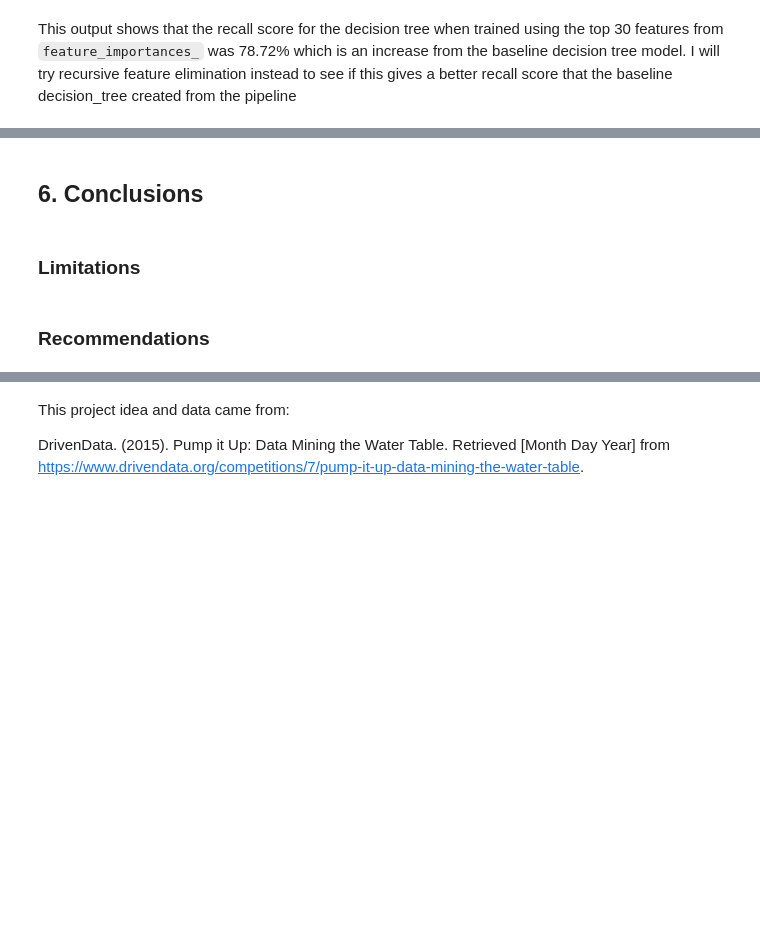
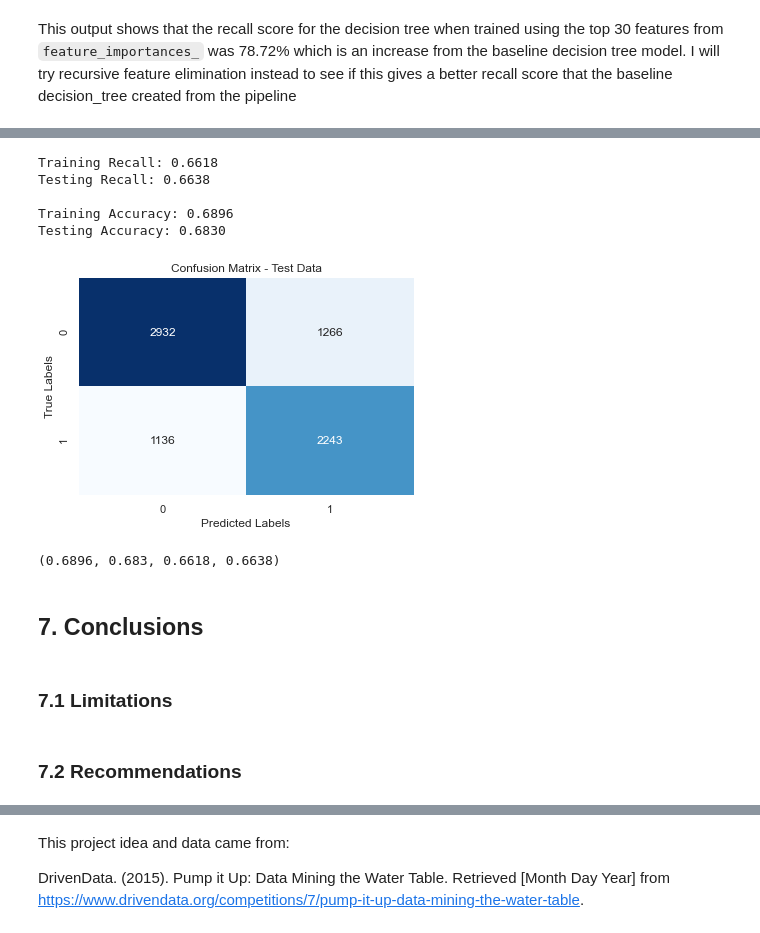
Before and after one commit to ckucewicz/Water_well_classification, a Jupyter notebook: Notebook.ipynb, the cells around one changed output, grey strips where cells are left out. Saved outputs shown, nothing was run; the diff lists cells and outputs as text; code cells hidden in the pictures; blank space fills up the shorter version.

```diff
--- a/Notebook.ipynb
+++ b/Notebook.ipynb
@@ -1815,0 +1675,3 @@ plt.show()
+# %%
+# Define the RFE feature selector
+rfe_dt = RFE(estimator=dt_classifier, n_features_to_select=18)
@@ -1873,0 +1871,16 @@ print(f"Best recall score: {best_recall:.4f}")
+# %%
+#Final random forest classifier
+final_rforest = RandomForestClassifier(
+    max_depth = rforest_max_depth,
+    max_features = rforest_max_features,
+    min_samples_leaf = rforest_min_samples_leaf,
+    min_samples_split = rforest_min_samples_split,
+    random_state = 42
+)
+
+final_rf_pipeline = Pipeline(steps = [
+    ('preprocessor', preprocessor),
+    ('classifier', final_rforest)
+])
+
+final_rf_pipeline.fit(X_train, y_train)
@@ -1874,7 +1905,20 @@ print(f"Best recall score: {best_recall:.4f}")
+# %%
+# predicting and evaluating final random forest
+y_pred = final_rf_pipeline.predict(X_test)
+
+evaluate_model(final_dt_pipeline, X_train, y_train, X_test, y_test)
+# %% [output]
+Training Recall: 0.6618
+Testing Recall: 0.6638
+
+Training Accuracy: 0.6896
+Testing Accuracy: 0.6830
+[figure, added]
+(0.6896, 0.683, 0.6618, 0.6638)
 # %% [markdown]
-## 6. <a name ="Conclusions"></a> Conclusions
+## 7. <a name ="Conclusions"></a> Conclusions
-# %% [markdown]
-### Limitations
-# %% [markdown]
-### Recommendations
+# %% [markdown]
+### 7.1 <a name ="Limitations"></a> Limitations
+# %% [markdown]
+### 7.2 <a name ="Recommendations"></a> Recommendations
 # %% [markdown]
```
Also changed, not shown: parts of 99 cells of this notebook.
